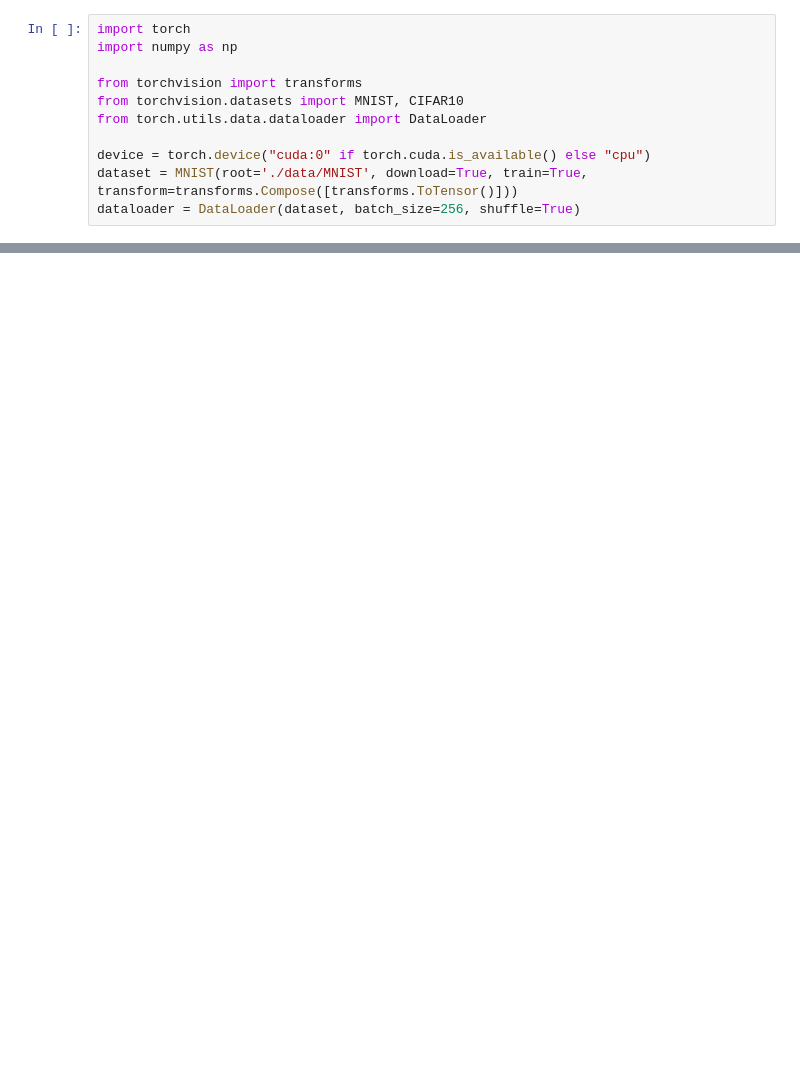
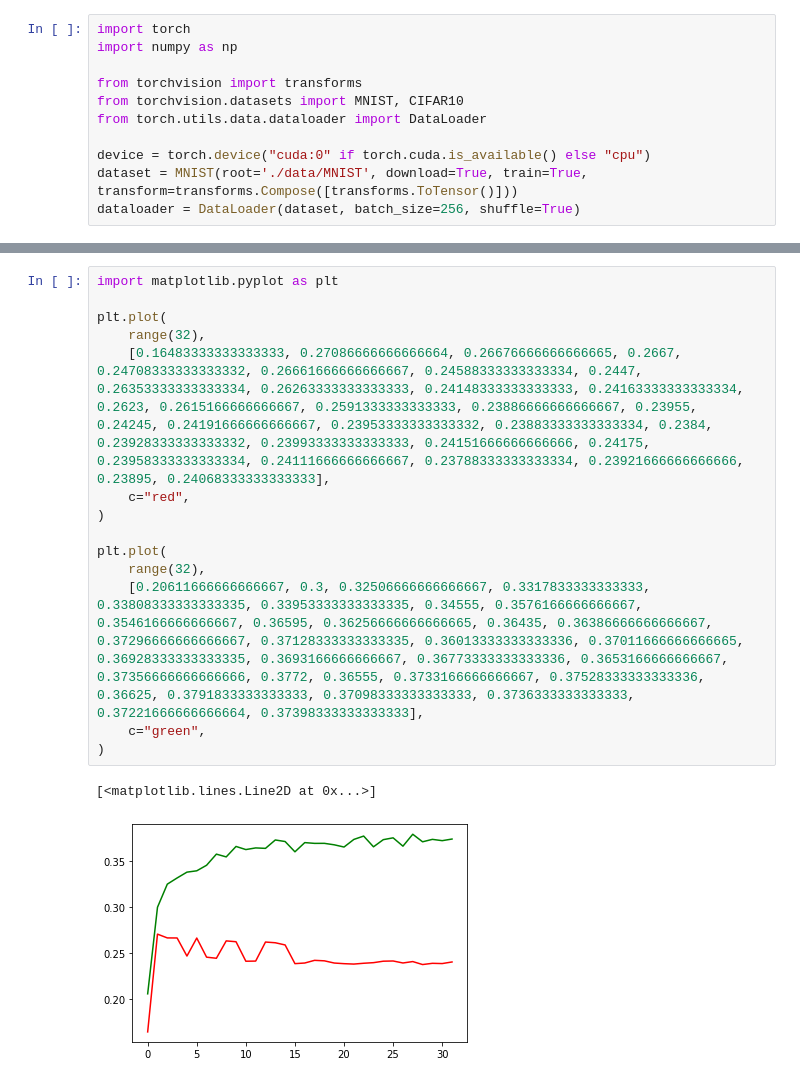
Before and after one commit to mrlazy1708/mltp, a Jupyter notebook: lipnet.ipynb, the cells around one changed output, grey strips where cells are left out. Drawn from its saved outputs; the diff is of its cells as text; blank space fills up the shorter version.

```diff
--- a/lipnet.ipynb
+++ b/lipnet.ipynb
@@ -114,0 +187,17 @@ torch.Size([1, 100, 1, 36])
+# %%
+import matplotlib.pyplot as plt
+
+plt.plot(
+    range(32),
+    [0.16483333333333333, 0.27086666666666664, 0.26676666666666665, 0.2667, 0.24708333333333332, 0.26661666666666667, 0.24588333333333334, 0.2447, 0.26353333333333334, 0.26263333333333333, 0.24148333333333333, 0.24163333333333334, 0.2623, 0.2615166666666667, 0.2591333333333333, 0.23886666666666667, 0.23955, 0.24245, 0.24191666666666667, 0.23953333333333332, 0.23883333333333334, 0.2384, 0.23928333333333332, 0.23993333333333333, 0.24151666666666666, 0.24175, 0.23958333333333334, 0.24111666666666667, 0.23788333333333334, 0.23921666666666666, 0.23895, 0.24068333333333333],
+    c="red",
+)
+
+plt.plot(
+    range(32),
+    [0.20611666666666667, 0.3, 0.32506666666666667, 0.3317833333333333, 0.33808333333333335, 0.33953333333333335, 0.34555, 0.3576166666666667, 0.3546166666666667, 0.36595, 0.36256666666666665, 0.36435, 0.36386666666666667, 0.37296666666666667, 0.37128333333333335, 0.36013333333333336, 0.37011666666666665, 0.36928333333333335, 0.3693166666666667, 0.36773333333333336, 0.3653166666666667, 0.37356666666666666, 0.3772, 0.36555, 0.3733166666666667, 0.37528333333333336, 0.36625, 0.3791833333333333, 0.37098333333333333, 0.3736333333333333, 0.37221666666666664, 0.37398333333333333],
+    c="green",
+)
+# %% [output]
+[<matplotlib.lines.Line2D at 0x...>]
+[figure, added]
```
Also changed, not shown: parts of 7 cells of this notebook, 10 other files.
